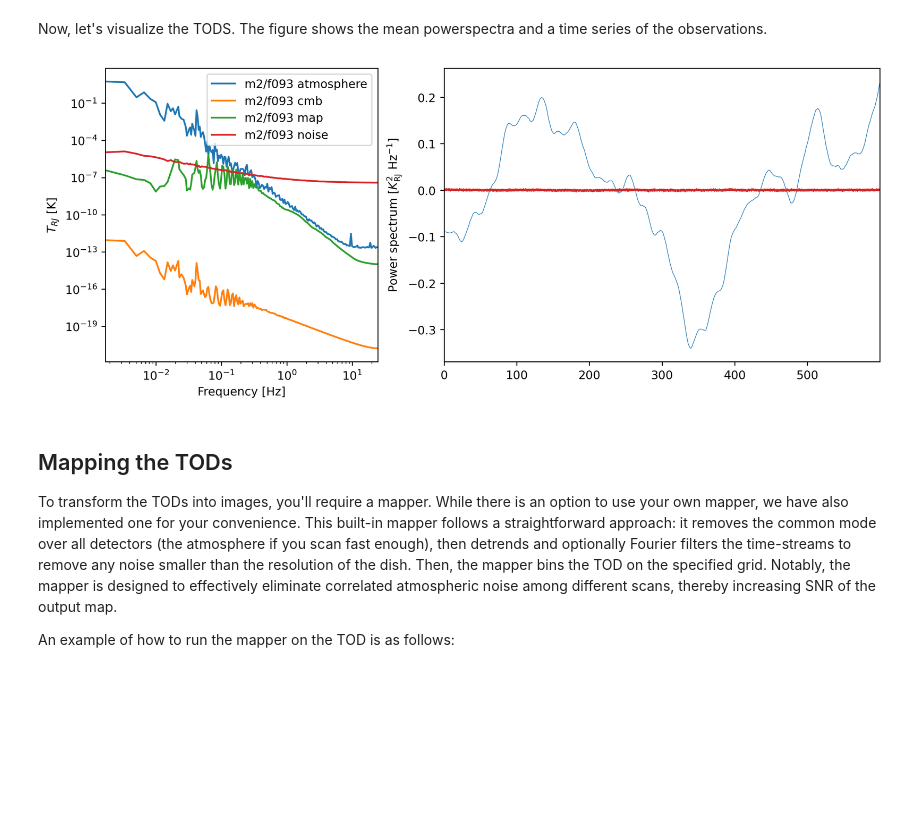
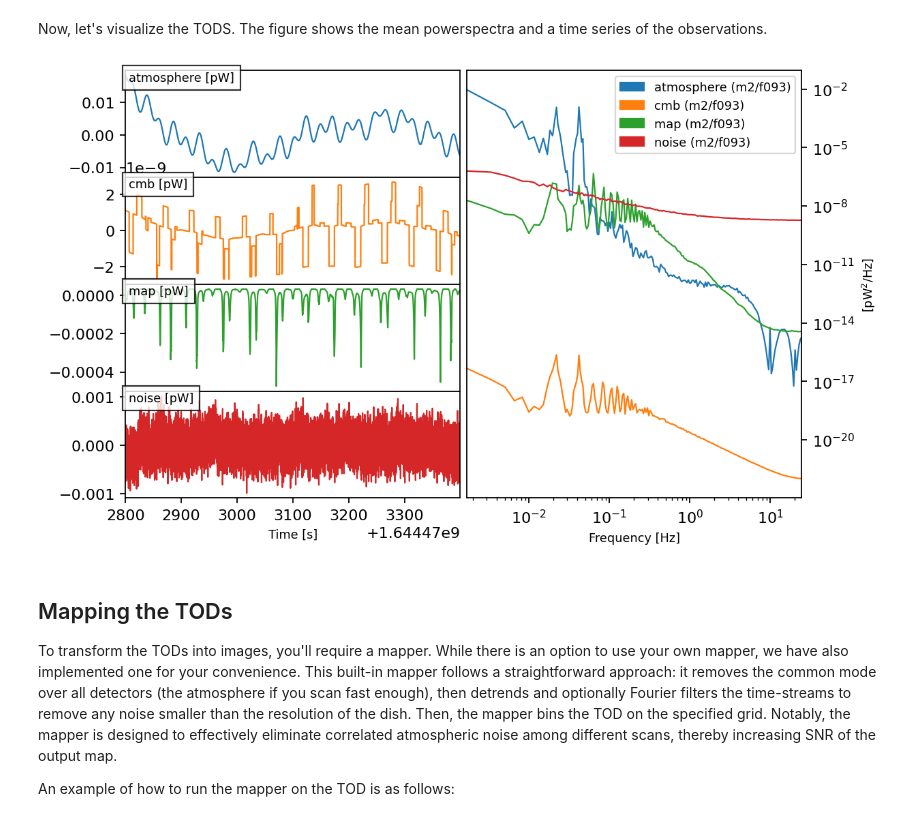
Before and after one commit to thomaswmorris/maria, a Jupyter notebook: docs/source/tutorials/MUSTANG-2_cluster.ipynb, the cells around one changed output. Drawn from its saved outputs; the diff is of its cells as text; code cells hidden in the pictures; blank space fills up the shorter version.

```diff
--- a/docs/source/tutorials/MUSTANG-2_cluster.ipynb
+++ b/docs/source/tutorials/MUSTANG-2_cluster.ipynb
@@ -96,9 +88,9 @@ tod.components
 # %% [markdown]
 Now, let's visualize the TODS. The figure shows the mean powerspectra and a time series of the observations.
 # %%
-tod.plot(calibrate=True)
+tod.plot()
 # %% [output]
-[figure, old version]
+[figure, new version]
 # %% [markdown]
 ## Mapping the TODs
 To transform the TODs into images, you'll require a mapper. While there is an option to use your own mapper, we have also implemented one for your convenience. This built-in mapper follows a straightforward approach: it removes the common mode over all detectors (the atmosphere if you scan fast enough), then detrends and optionally Fourier filters the time-streams to remove any noise smaller than the resolution of the dish. Then, the mapper bins the TOD on the specified grid. Notably, the mapper is designed to effectively eliminate correlated atmospheric noise among different scans, thereby increasing SNR of the output map.
```
Also changed, not shown: parts of 6 cells of this notebook, 3 other files.
